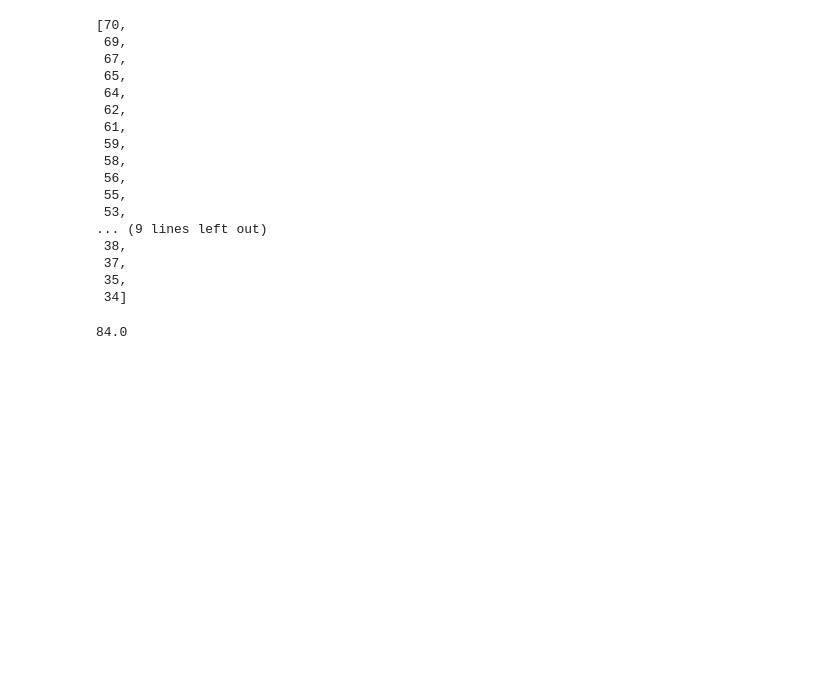
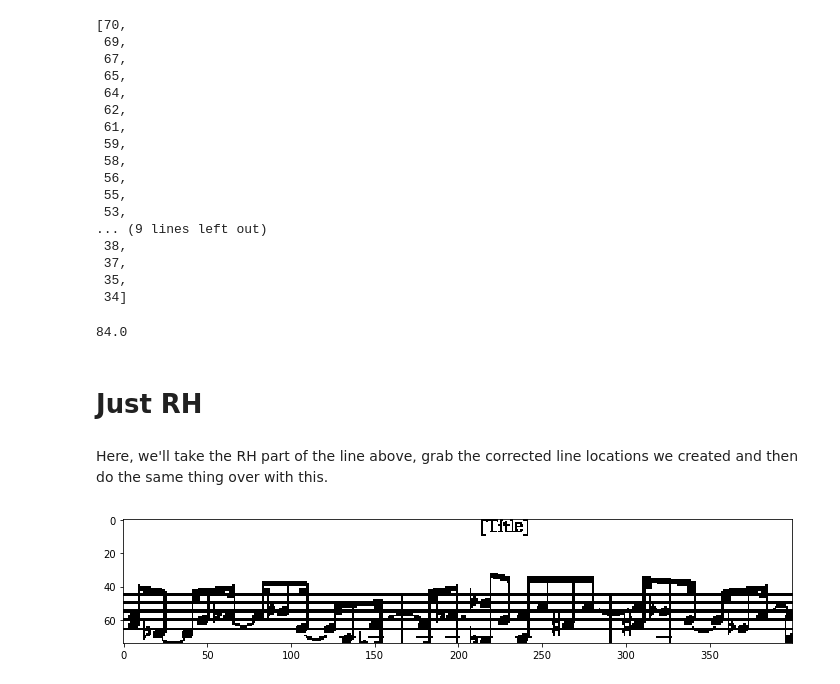
Before and after one commit to db7894/sheet_id, a Jupyter notebook: Summer2018/try_one_page_strip.ipynb, the cells around one changed output. Cells and saved outputs as stored; diff of their text form; code cells hidden in the pictures; blank space fills up the shorter version.

Commit message:
got note value from pixel location

```diff
--- a/Summer2018/try_one_page_strip.ipynb
+++ b/Summer2018/try_one_page_strip.ipynb
@@ -406,3 +406,11 @@ def getNoteVal(pixel_row):
 getNoteVal(67)
 # %% [output]
 84.0
+# %% [markdown]
+# Just RH
+# %% [markdown]
+Here, we'll take the RH part of the line above, grab the corrected line locations we created and then do the same thing over with this.
+# %%
+showImage(s[0:74, 0:400])
+# %% [output]
+[figure, added]
```
Also changed, not shown: parts of 17 cells of this notebook.
